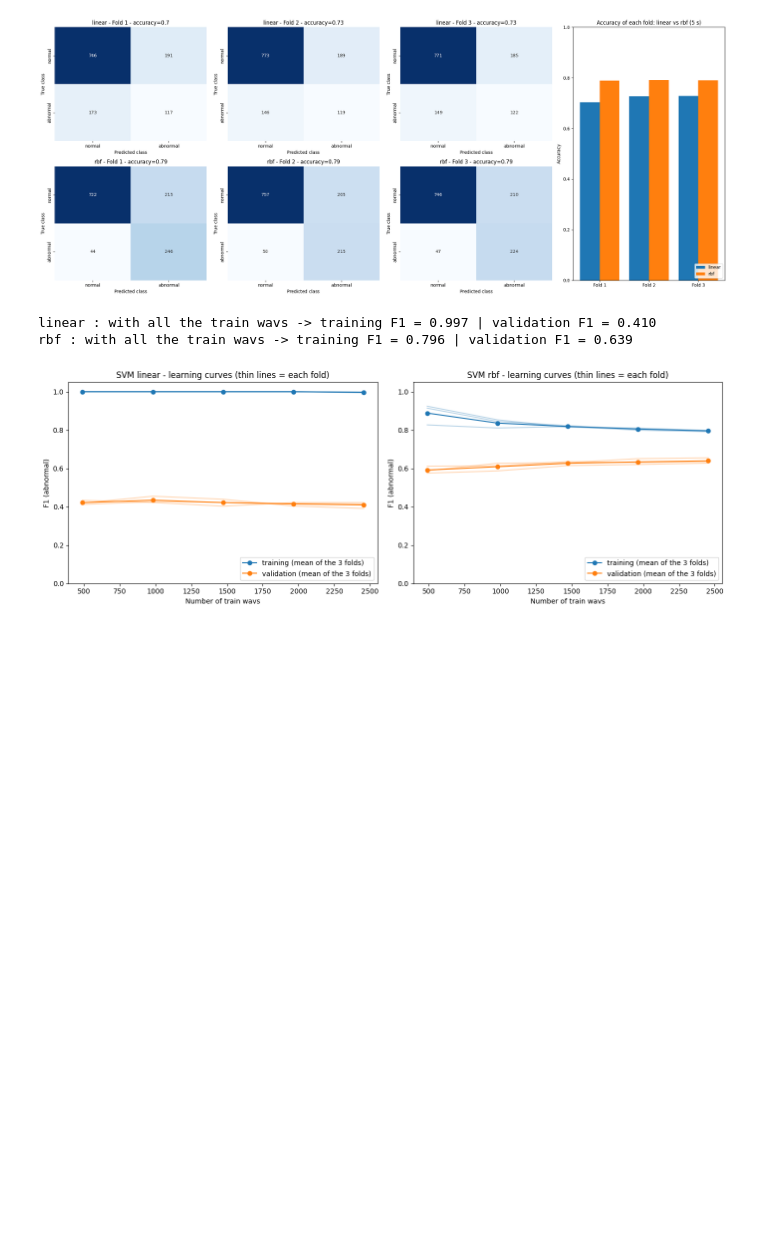
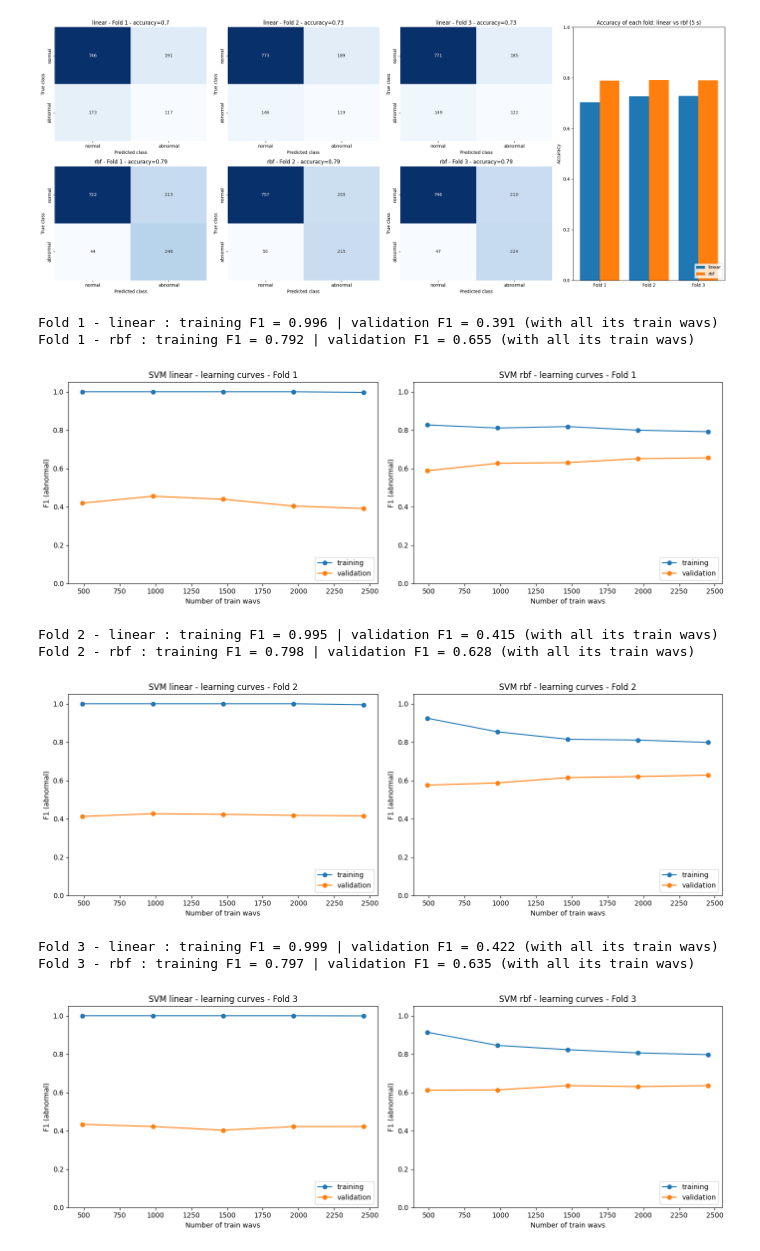
Before and after one commit to Farah-Belghith2710/CardioAgent, a Jupyter notebook: notebooks/02_Tp3_svm.ipynb, the cells around one changed output. Drawn from its saved outputs; the diff is of its cells as text; code cells hidden in the pictures; blank space fills up the shorter version.

```diff
--- a/notebooks/02_Tp3_svm.ipynb
+++ b/notebooks/02_Tp3_svm.ipynb
@@ -325,9 +325,9 @@ for seconds in durations_to_test:
             mlflow.log_param("n_wavs", len(y))
             for metric in ["accuracy", "precision", "recall", "f1"]:
                 mlflow.log_metric("mean_" + metric, np.mean([f[metric] for f in folds]))
-            for f in folds:
-                mlflow.log_metric("fold_accuracy", f["accuracy"], step=f["fold"])
-                mlflow.log_metric("fold_recall", f["recall"], step=f["fold"])
+            for f in folds:    # the results of each fold, also here: fold1_accuracy, fold1_precision, ..., fold3_f1
+                for metric in ["accuracy", "precision", "recall", "f1"]:
+                    mlflow.log_metric("fold" + str(f["fold"]) + "_" + metric, f[metric])
             run_ids[(seconds, kernel)] = run.info.run_id
 
             # the 3 folds: 1 small run per fold INSIDE this run (nested=True), with its training and validation results
@@ -488,41 +488,48 @@ plt.show()
 # %%
 # ==================== Training vs validation: the learning curves (the same 3 folds) ====================
 # For each fold, the SVM learns on 20%, 40%, 60%, 80% and 100% of its train wavs. Each time we look at its F1
 # (abnormal) on these train wavs (= training) and on the third of the wavs it never saw (= validation).
 #   - a big gap between the 2 curves = overfitting (the SVM learns its train wavs by heart)
 #   - the validation curve still goes up at the end = more wavs would help
 # shuffle=True: our wavs are sorted (all the abnormal ones first), so they are mixed before taking the 20%, 40%, ...
 # It takes a few minutes: 2 kernels x 5 sizes x 3 folds = 30 SVMs.
 X, y = features[best_seconds]
 
-plt.figure(figsize=(14, 5))
-place = 1
+curves = {}    # the learning curves of each kernel
 for kernel in kernels:
     model = make_pipeline(StandardScaler(), SVC(kernel=kernel, class_weight="balanced"))    # scaler learned on the train wavs only
     sizes, train_scores, val_scores = learning_curve(model, X, y, cv=kfold, scoring="f1",
                                                      train_sizes=[0.2, 0.4, 0.6, 0.8, 1.0],
                                                      shuffle=True, random_state=0)
-    # train_scores and val_scores: 1 row per size, 1 column per fold
-    print(kernel, ": with all the train wavs -> training F1 = {:.3f} | validation F1 = {:.3f}".format(
-        train_scores[-1].mean(), val_scores[-1].mean()))
+    curves[kernel] = (sizes, train_scores, val_scores)    # train_scores, val_scores: 1 row per size, 1 column per fold
 
-    plt.subplot(1, 2, place)
-    for fold in range(3):    # thin lines: each fold
-        plt.plot(sizes, train_scores[:, fold], color="tab:blue", alpha=0.3)
-        plt.plot(sizes, val_scores[:, fold], color="tab:orange", alpha=0.3)
-    plt.plot(sizes, train_scores.mean(axis=1), "o-", color="tab:blue", label="training (mean of the 3 folds)")
-    plt.plot(sizes, val_scores.mean(axis=1), "o-", color="tab:orange", label="validation (mean of the 3 folds)")
-    plt.title("SVM " + kernel + " - learning curves (thin lines = each fold)")
-    plt.xlabel("Number of train wavs")
-    plt.ylabel("F1 (abnormal)")
-    plt.ylim(0, 1.05)
-    plt.legend(loc="lower right")
-    place = place + 1
-
-plt.tight_layout()
-plt.savefig(plots_folder + "tp3_svm_learning_curves.png")    # also saved as an image file, to send it to MLflow
-plt.show()
+# 1 figure per fold: the learning curves of this fold alone (linear | rbf)
+for fold in range(3):
+    plt.figure(figsize=(14, 5))
+    place = 1
+    for kernel in kernels:
+        sizes, train_scores, val_scores = curves[kernel]
+        print("Fold", fold + 1, "-", kernel, ": training F1 = {:.3f} | validation F1 = {:.3f} (with all its train wavs)".format(
+            train_scores[-1, fold], val_scores[-1, fold]))
+        plt.subplot(1, 2, place)
+        plt.plot(sizes, train_scores[:, fold], "o-", color="tab:blue", label="training")
+        plt.plot(sizes, val_scores[:, fold], "o-", color="tab:orange", label="validation")
+        plt.title("SVM " + kernel + " - learning curves - Fold " + str(fold + 1))
+        plt.xlabel("Number of train wavs")
+        plt.ylabel("F1 (abnormal)")
+        plt.ylim(0, 1.05)
+        plt.legend(loc="lower right")
+        place = place + 1
+    plt.tight_layout()
+    plt.savefig(plots_folder + "tp3_svm_learning_curve_fold" + str(fold + 1) + ".png")
+    plt.show()
 # %% [output]
-linear : with all the train wavs -> training F1 = 0.997 | validation F1 = 0.410
-rbf : with all the train wavs -> training F1 = 0.796 | validation F1 = 0.639
+Fold 1 - linear : training F1 = 0.996 | validation F1 = 0.391 (with all its train wavs)
+Fold 1 - rbf : training F1 = 0.792 | validation F1 = 0.655 (with all its train wavs)
-[figure, old version]
+[figure, new version]
+Fold 2 - linear : training F1 = 0.995 | validation F1 = 0.415 (with all its train wavs)
+Fold 2 - rbf : training F1 = 0.798 | validation F1 = 0.628 (with all its train wavs)
+[figure, added]
+Fold 3 - linear : training F1 = 0.999 | validation F1 = 0.422 (with all its train wavs)
+Fold 3 - rbf : training F1 = 0.797 | validation F1 = 0.635 (with all its train wavs)
+[figure, added]
```
Also changed, not shown: parts of 3 cells of this notebook, 14 other files.
